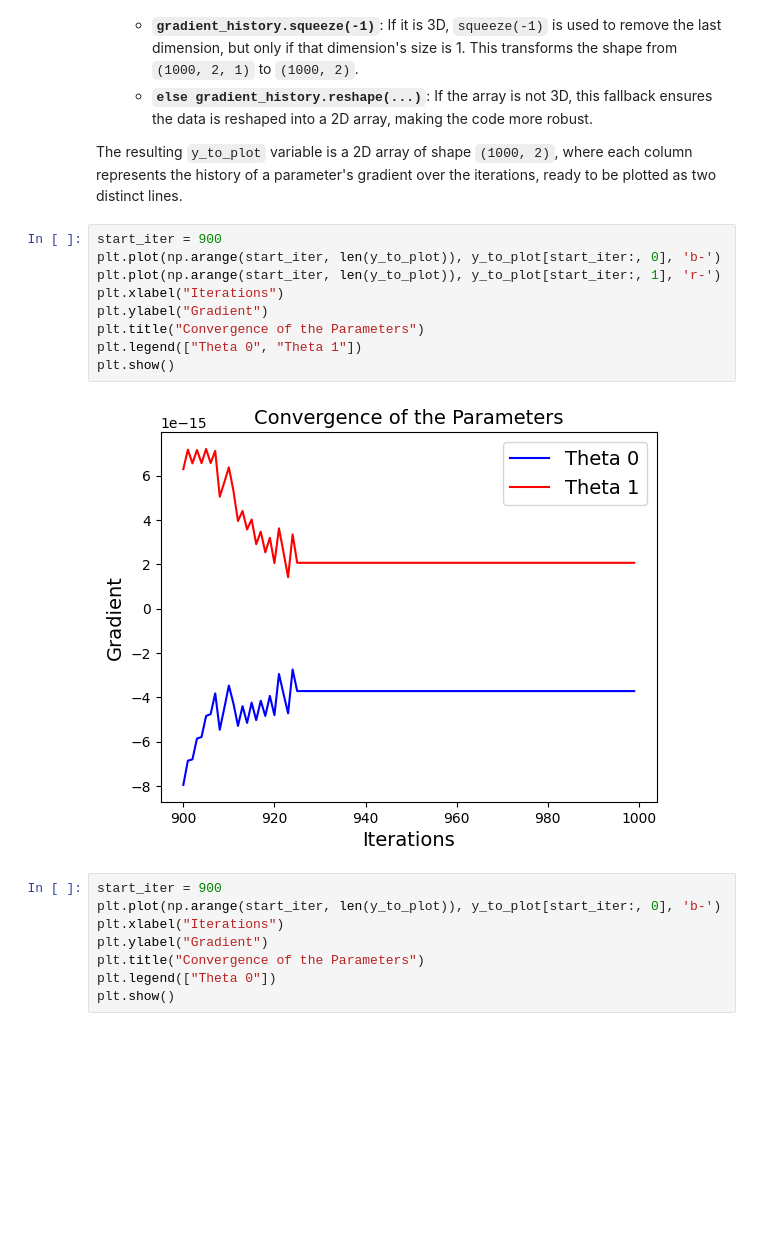
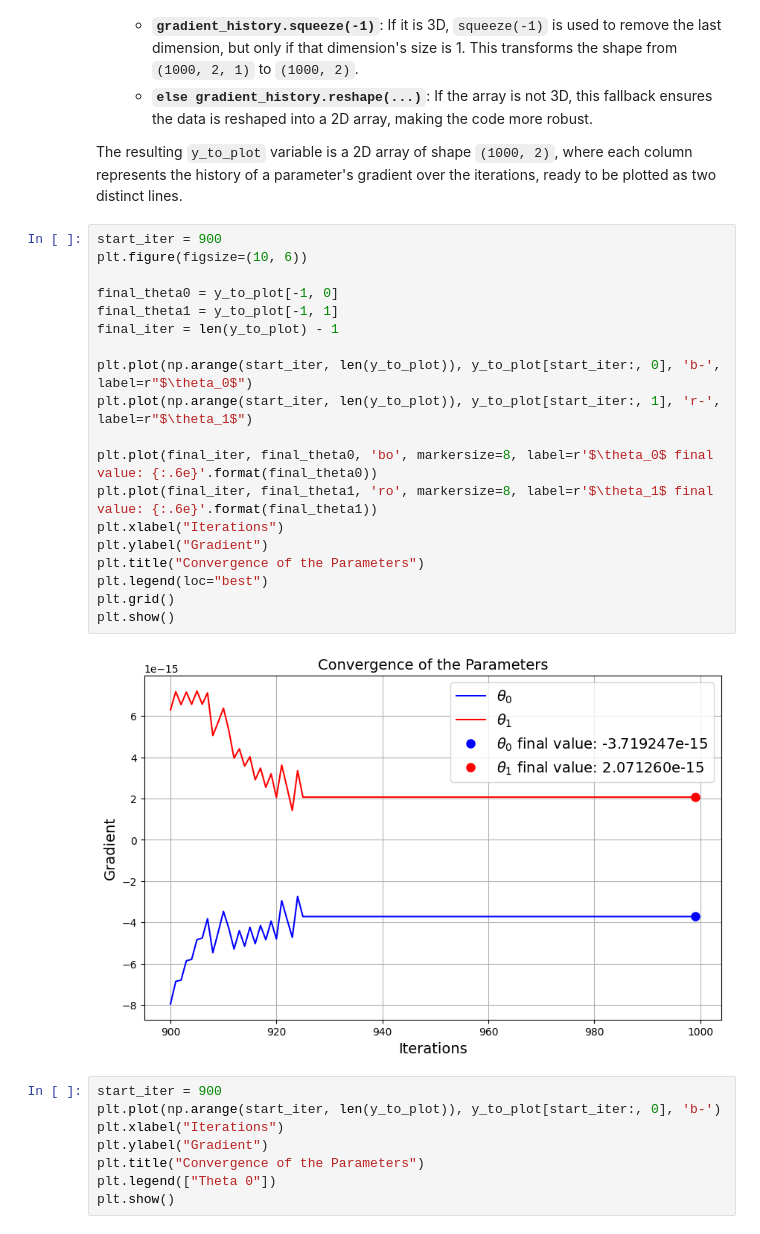
Before and after one commit to Ronald6635/handson-ml3, a Jupyter notebook: 04_training_linear_models.ipynb, the cells around one changed output. Drawn from its saved outputs; the diff is of its cells as text; blank space fills up the shorter version.

```diff
--- a/04_training_linear_models.ipynb
+++ b/04_training_linear_models.ipynb
@@ -347,15 +347,25 @@ Here's a breakdown of what it does:
 The resulting `y_to_plot` variable is a 2D array of shape `(1000, 2)`, where each column represents the history of a parameter's gradient over the iterations, ready to be plotted as two distinct lines.
 # %%
 start_iter = 900
-plt.plot(np.arange(start_iter, len(y_to_plot)), y_to_plot[start_iter:, 0], 'b-')
-plt.plot(np.arange(start_iter, len(y_to_plot)), y_to_plot[start_iter:, 1], 'r-')
+plt.figure(figsize=(10, 6))
+
+final_theta0 = y_to_plot[-1, 0]
+final_theta1 = y_to_plot[-1, 1]
+final_iter = len(y_to_plot) - 1
+
+plt.plot(np.arange(start_iter, len(y_to_plot)), y_to_plot[start_iter:, 0], 'b-', label=r"$\theta_0$")
+plt.plot(np.arange(start_iter, len(y_to_plot)), y_to_plot[start_iter:, 1], 'r-', label=r"$\theta_1$")
+
+plt.plot(final_iter, final_theta0, 'bo', markersize=8, label=r'$\theta_0$ final value: {:.6e}'.format(final_theta0))
+plt.plot(final_iter, final_theta1, 'ro', markersize=8, label=r'$\theta_1$ final value: {:.6e}'.format(final_theta1))
 plt.xlabel("Iterations")
 plt.ylabel("Gradient")
 plt.title("Convergence of the Parameters")
-plt.legend(["Theta 0", "Theta 1"])
+plt.legend(loc="best")
+plt.grid()
 plt.show()
 # %% [output]
-[figure, old version]
+[figure, new version]
 # %%
 start_iter = 900
 plt.plot(np.arange(start_iter, len(y_to_plot)), y_to_plot[start_iter:, 0], 'b-')
```
Also changed, not shown: parts of 18 cells of this notebook, 2 other files.
